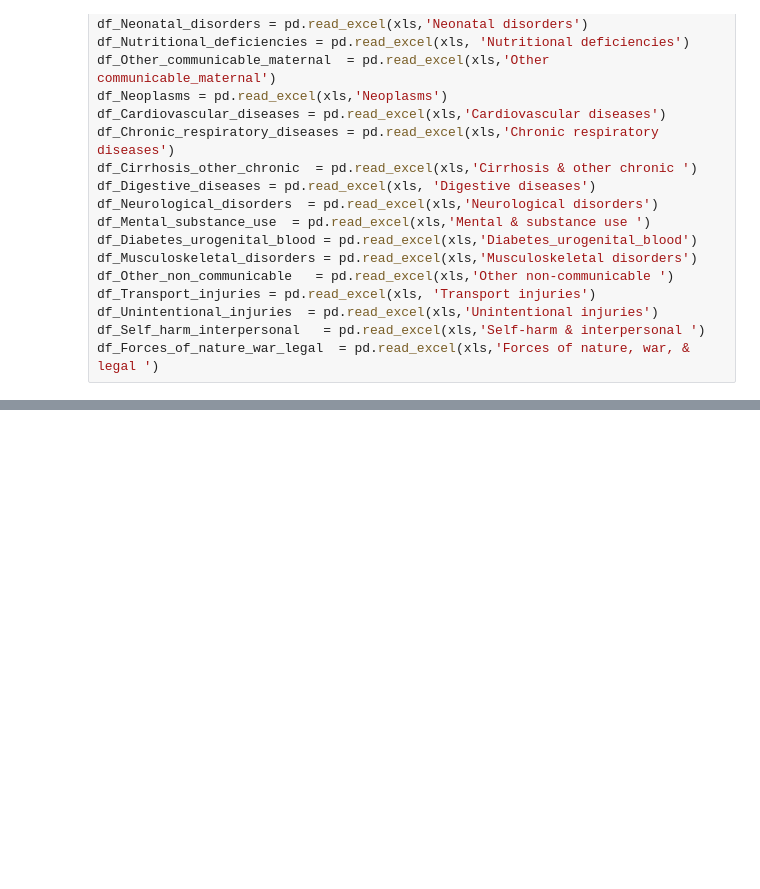
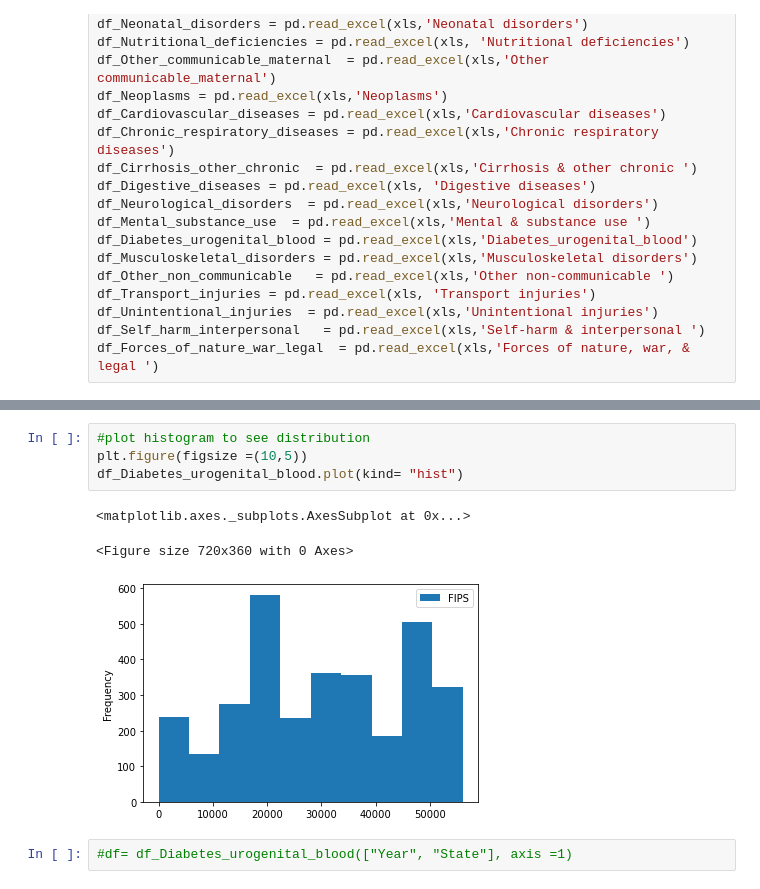
Before and after one commit to saleha456/Group1Project1, a Jupyter notebook: Diabetes.ipynb, the cells around one changed output, grey strips where cells are left out. Drawn from its saved outputs; the diff is of its cells as text; blank space fills up the shorter version.

```diff
--- a/Diabetes.ipynb
+++ b/Diabetes.ipynb
@@ -39,3 +41,13 @@ df_Diabetes_urogenital_blood.head()
 | 2 | Autauga County, Alabama | 1001.0 | 54.08 (50.06, 58.40) | 56.46 (52.61, 60.41) | 60.00 (56.64, 63.59) | ... |
 | 3 | Baldwin County, Alabama | 1003.0 | 46.30 (43.40, 49.00) | 44.87 (42.60, 47.33) | 46.33 (44.08, 48.61) | ... |
 | 4 | Barbour County, Alabama | 1005.0 | 64.02 (59.77, 68.43) | 63.88 (60.01, 67.75) | 64.93 (61.36, 68.17) | ... |
+# %%
+#plot histogram to see distribution
+plt.figure(figsize =(10,5))
+df_Diabetes_urogenital_blood.plot(kind= "hist")
+# %% [output]
+<matplotlib.axes._subplots.AxesSubplot at 0x...>
+<Figure size 720x360 with 0 Axes>
+[figure, added]
+# %%
+#df= df_Diabetes_urogenital_blood(["Year", "State"], axis =1)
```
Also changed, not shown: parts of 23 cells of this notebook.
